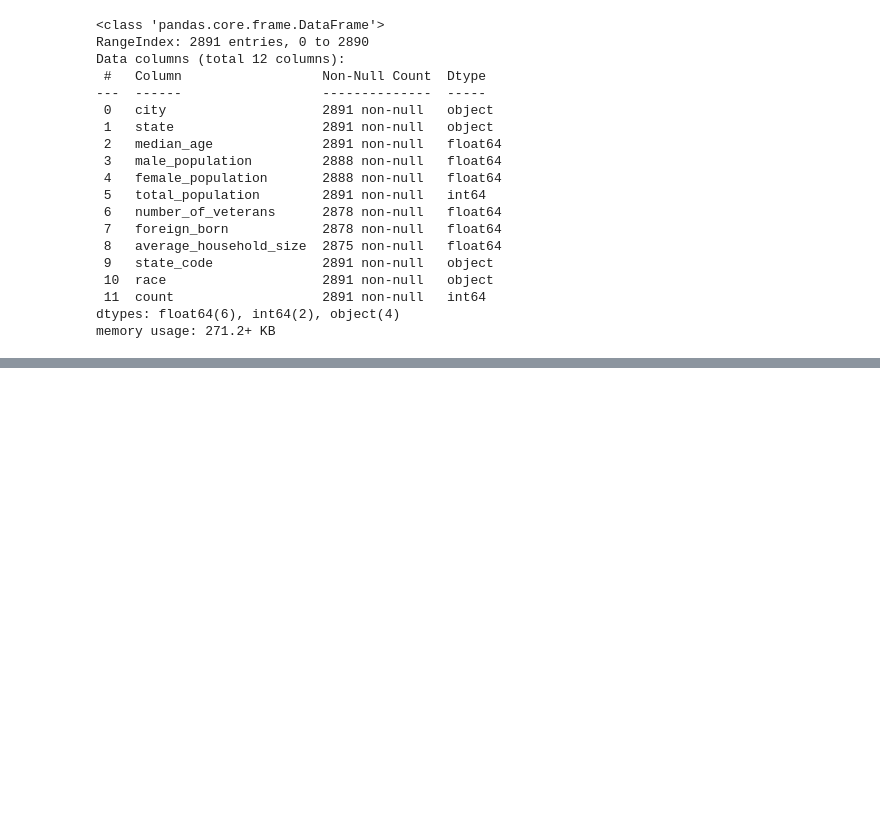
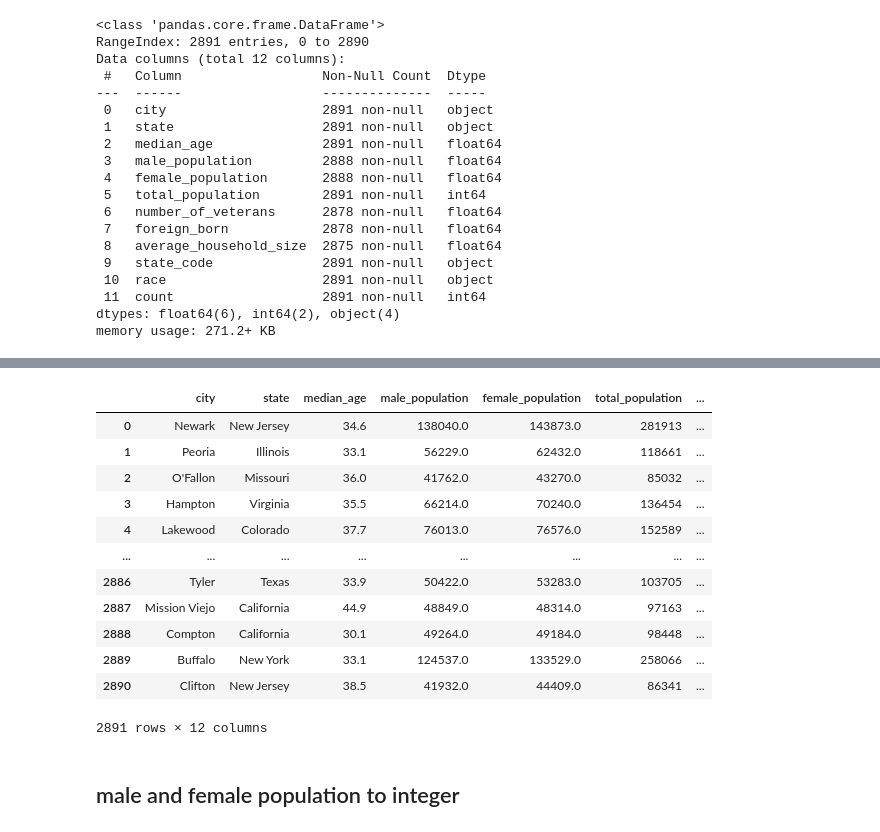
Before and after one commit to Temyl/cleaning_data_with_panda, a Jupyter notebook: index.ipynb, the cells around one changed output, grey strips where cells are left out. Cells and saved outputs as stored; diff of their text form; code cells hidden in the pictures; blank space fills up the shorter version.

Commit message:
extract demography dataset

```diff
--- a/index.ipynb
+++ b/index.ipynb
@@ -295,2 +319,16 @@ demography
 # %%
-demography
+demography.drop_duplicates()
+# %% [output]
+|  | city | state | median_age | male_population | female_population | total_population | ... |
+| 0 | Newark | New Jersey | 34.6 | 138040.0 | 143873.0 | 281913 | ... |
+| 1 | Peoria | Illinois | 33.1 | 56229.0 | 62432.0 | 118661 | ... |
+| 2 | O'Fallon | Missouri | 36.0 | 41762.0 | 43270.0 | 85032 | ... |
+| 3 | Hampton | Virginia | 35.5 | 66214.0 | 70240.0 | 136454 | ... |
+| 4 | Lakewood | Colorado | 37.7 | 76013.0 | 76576.0 | 152589 | ... |
+| ... | ... | ... | ... | ... | ... | ... | ... |
+| 2886 | Tyler | Texas | 33.9 | 50422.0 | 53283.0 | 103705 | ... |
+| 2887 | Mission Viejo | California | 44.9 | 48849.0 | 48314.0 | 97163 | ... |
+| 2888 | Compton | California | 30.1 | 49264.0 | 49184.0 | 98448 | ... |
+| 2889 | Buffalo | New York | 33.1 | 124537.0 | 133529.0 | 258066 | ... |
+| 2890 | Clifton | New Jersey | 38.5 | 41932.0 | 44409.0 | 86341 | ... |
+2891 rows × 12 columns
@@ -296,0 +337,2 @@ demography
+# %% [markdown]
+## male and female population to integer
```
Also changed, not shown: parts of 11 cells of this notebook.
